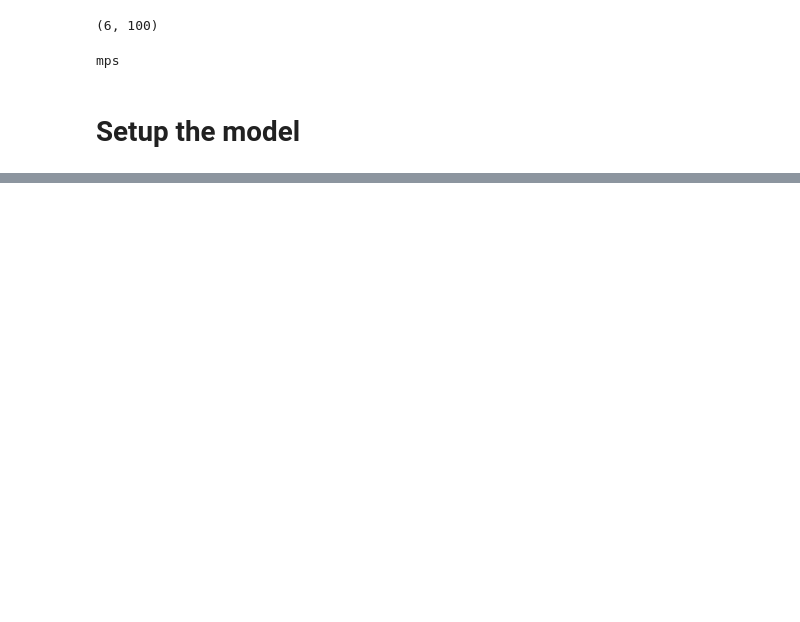
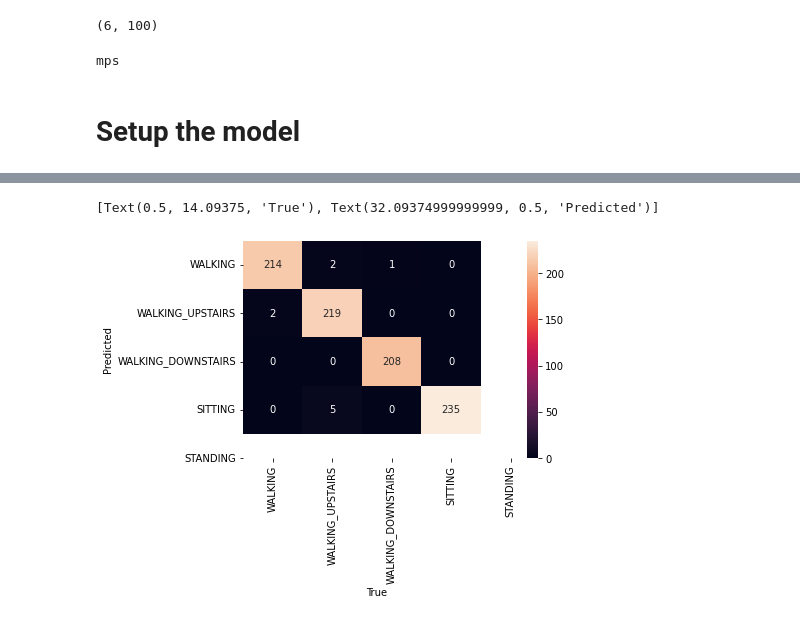
Before and after one commit to yuejunfeng0909/CG4002_CNN_Model, a Jupyter notebook: CNN.ipynb, the cells around one changed output, grey strips where cells are left out. Cells and saved outputs as stored; diff of their text form; code cells hidden in the pictures; blank space fills up the shorter version.

Commit message:
more classes, draw confusion matrix

```diff
--- a/CNN.ipynb
+++ b/CNN.ipynb
@@ -12,13 +12,7 @@ import matplotlib.pyplot as plt
 # Process dataset
 Extract data from the txt file for each user. We only extract the data for the time frame where the user is doing one action, not across different actions. Then we segment the data into 2 seconds window.
 # %%
-# from scipy import stats
-
-# def extract_features(data):
-#     fft = []
-#     for i in range(data.shape[0]):
-#         fft.extend(np.float32(np.abs(np.fft.fft(data[i]))[:window_size//2] / window_size))
-#     return np.float32(fft)
+N_classes = 4
 
 class MotionDataset(torch.utils.data.Dataset):
 
@@ -42,7 +36,7 @@ class MotionDataset(torch.utils.data.Dataset):
             line_split = list(map(int,line.split()))
 
             # filter out the transition movements
-            if line_split[2] >= 4:
+            if line_split[2] > N_classes:
                 continue
 
             # open new file if the current experiment and user are different from the previous run
@@ -83,9 +77,8 @@ class MotionDataset(torch.utils.data.Dataset):
         raw_labels.close()
 
         print("Dataset initialized with size: " + str(len(self.dataset_y)))
-        print("Number of data for class 1: " + str(self.dataset_y.count(0)))
-        print("Number of data for class 2: " + str(self.dataset_y.count(1)))
-        print("Number of data for class 3: " + str(self.dataset_y.count(2)))
+        for i in range(N_classes):
+            print("Class " + str(i) + " has " + str(self.dataset_y.count(i)) + " samples")
 
     def __len__(self):
         return len(self.dataset_y)
@@ -95,5 +88,6 @@ class MotionDataset(torch.utils.data.Dataset):
 
 window_size = 100   # 50Hz, 100 samples = 2s of movement
 dataset = MotionDataset("HAPT Data Set/RawData", window_size)
+classes = ('WALKING', 'WALKING_UPSTAIRS', 'WALKING_DOWNSTAIRS', 'SITTING', 'STANDING')
 print("shape of data: " + str(dataset[0][0].shape))
 # %% [output]
@@ -129,10 +125,10 @@ print(input_size)
 net = torch.nn.Sequential(
     torch.nn.Conv1d(6, 64, kernel_size=6, stride=1, padding=0),
     torch.nn.ReLU(),
-    torch.nn.Conv1d(64, 32, kernel_size=6, stride=1, padding=0),
+    torch.nn.Conv1d(64, 64, kernel_size=6, stride=1, padding=0),
     torch.nn.ReLU(),
     torch.nn.Flatten(),
-    torch.nn.LazyLinear(3),
+    torch.nn.LazyLinear(N_classes),
     torch.nn.Softmax()
 )
 
@@ -233 +228,22 @@ Epoch 00098: reducing learning rate of group 0 to 1.2207e-07.
 Finished Training
+# %%
+from sklearn.metrics import confusion_matrix
+import seaborn as sns
+import matplotlib.pyplot as plt
+
+net = torch.load('model.pt')
+net.eval()
+y_pred = []
+y_true = []
+for j, vdata in enumerate(test_loader, 0):
+    vdata, vlabels = vdata[0].to(device), vdata[1].to(device)
+    output = net(vdata)
+    y_pred.extend(output.argmax(1).cpu().numpy())
+    y_true.extend(vlabels.cpu().numpy())
+
+cm = confusion_matrix(y_true, y_pred)
+hm = sns.heatmap(cm, annot=True, fmt="d", xticklabels=classes, yticklabels=classes)
+hm.set(xlabel="True", ylabel="Predicted")
+# %% [output]
+[Text(0.5, 14.09375, 'True'), Text(32.09374999999999, 0.5, 'Predicted')]
+[figure, added]
```
Also changed, not shown: parts of 4 cells of this notebook, 1 other file.
